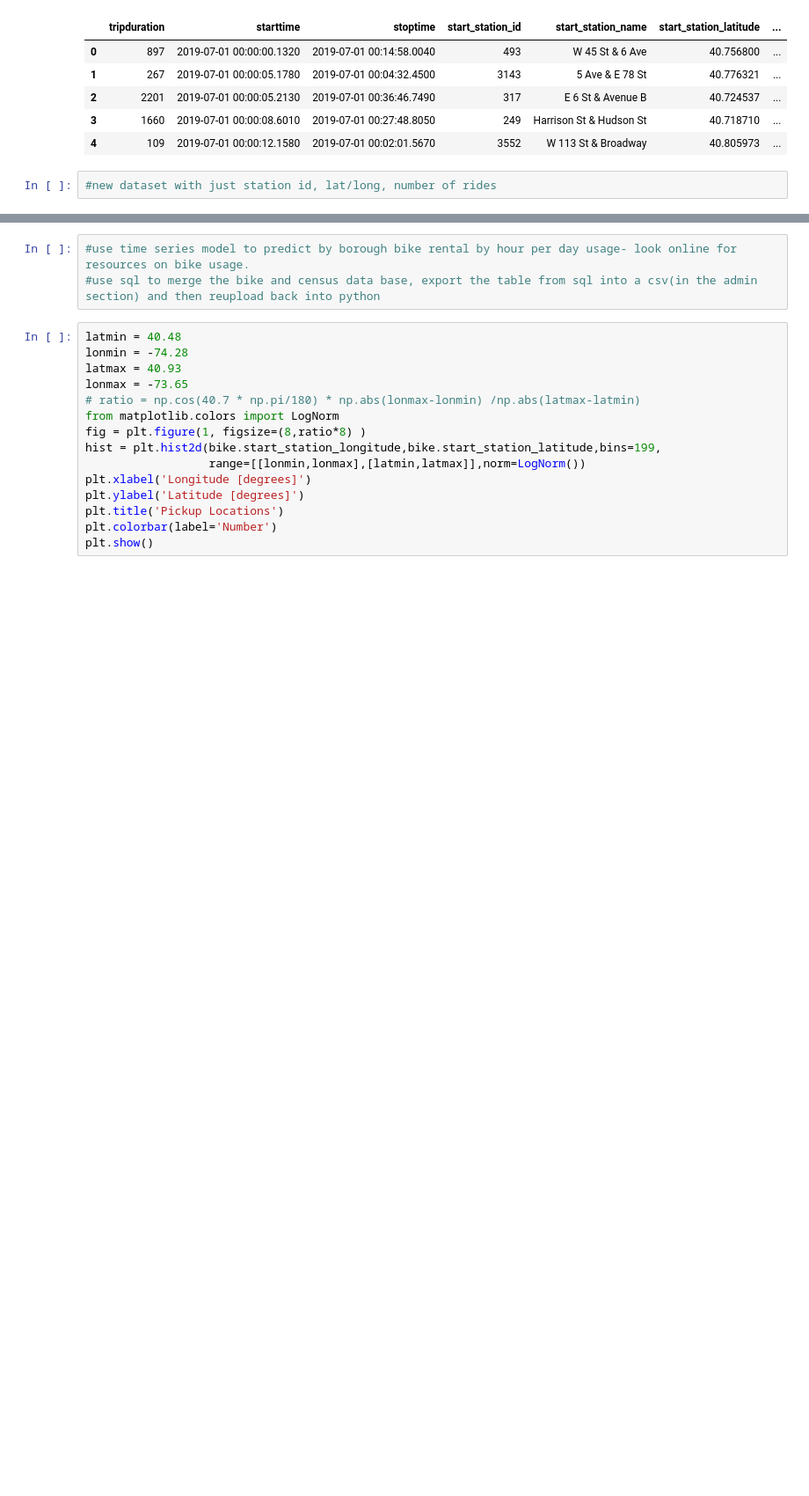
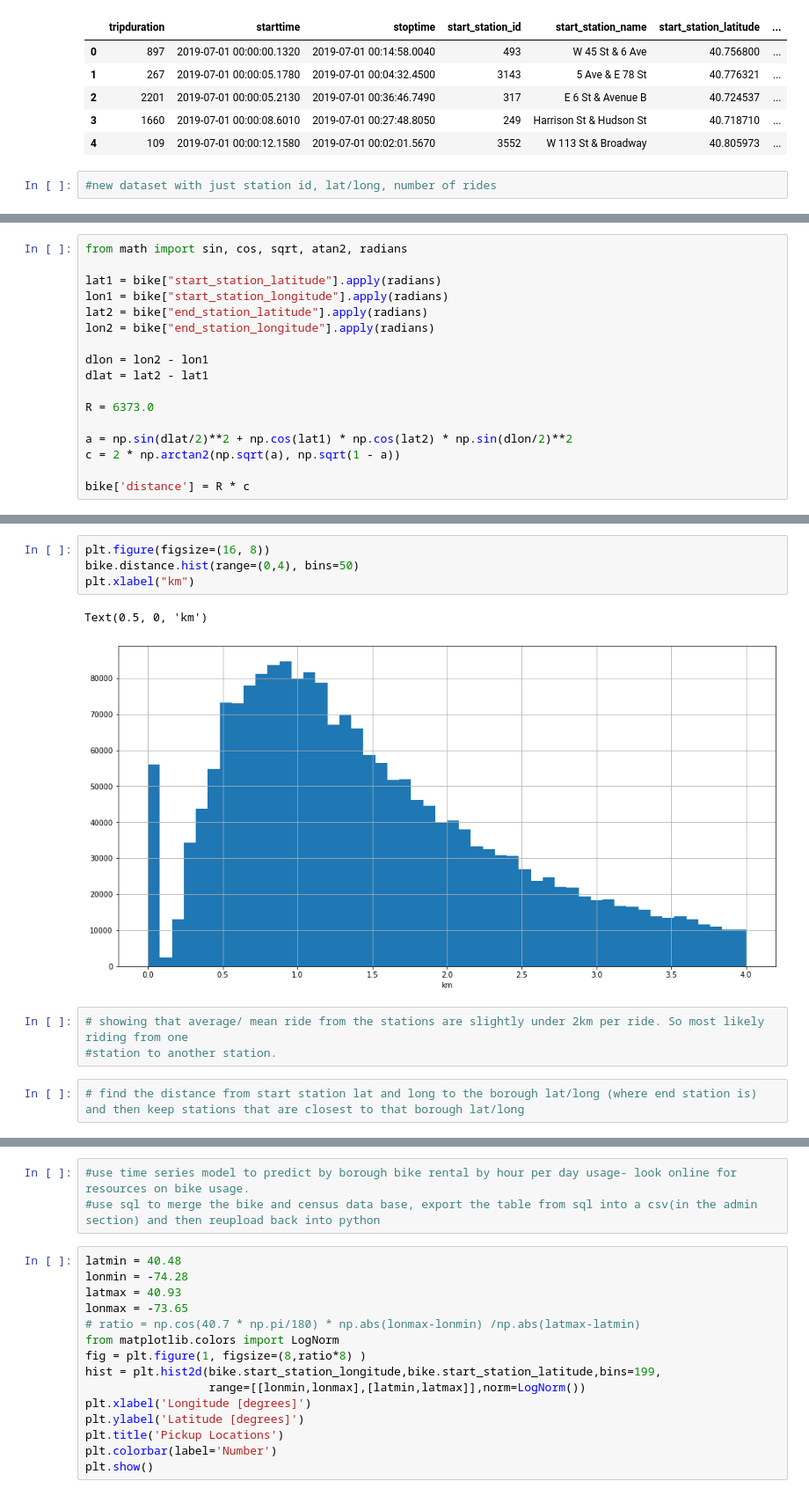
Before and after one commit to amyscott303/Thinkful, a Jupyter notebook: NY.ipynb, the cells around one changed output, grey strips where cells are left out. Shown at 88% size. Cells and saved outputs as stored; diff of their text form; blank space fills up the shorter version.

```diff
--- a/NY.ipynb
+++ b/NY.ipynb
@@ -111,0 +210,17 @@ bike.head()
+# %%
+from math import sin, cos, sqrt, atan2, radians
+
+lat1 = bike["start_station_latitude"].apply(radians)
+lon1 = bike["start_station_longitude"].apply(radians)
+lat2 = bike["end_station_latitude"].apply(radians)
+lon2 = bike["end_station_longitude"].apply(radians)
+
+dlon = lon2 - lon1
+dlat = lat2 - lat1
+
+R = 6373.0
+
+a = np.sin(dlat/2)**2 + np.cos(lat1) * np.cos(lat2) * np.sin(dlon/2)**2
+c = 2 * np.arctan2(np.sqrt(a), np.sqrt(1 - a))
+
+bike['distance'] = R * c
@@ -111,0 +239,12 @@ bike.head()
+# %%
+plt.figure(figsize=(16, 8))
+bike.distance.hist(range=(0,4), bins=50)
+plt.xlabel("km")
+# %% [output]
+Text(0.5, 0, 'km')
+[figure, added]
+# %%
+# showing that average/ mean ride from the stations are slightly under 2km per ride. So most likely riding from one
+#station to another station.
+# %%
+# find the distance from start station lat and long to the borough lat/long (where end station is) and then keep stations that are closest to that borough lat/long
```
Also changed, not shown: parts of 21 cells of this notebook.
